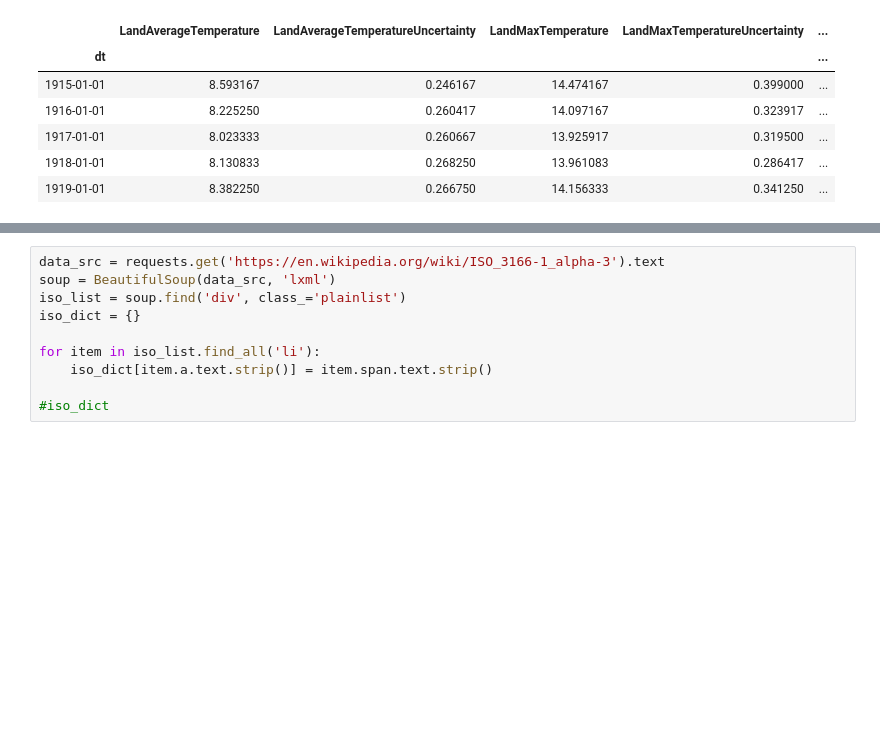
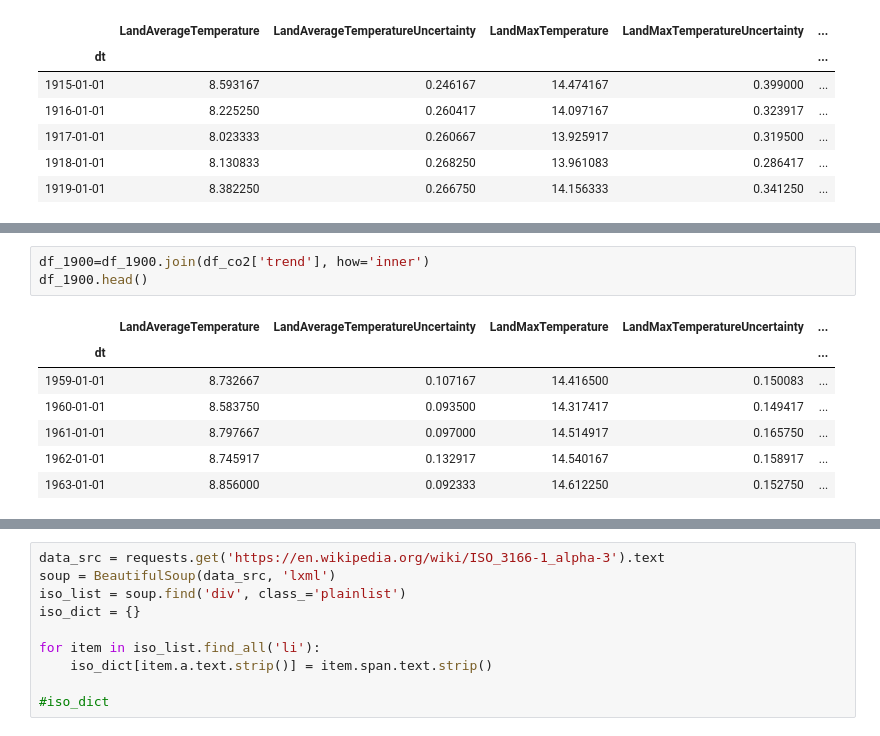
Before and after one commit to hiya-g/global-temp, a Jupyter notebook: GlobalTemperatures-Visualization.ipynb, the cells around one changed output, grey strips where cells are left out. Saved outputs shown, nothing was run; the diff lists cells and outputs as text; blank space fills up the shorter version.

```diff
--- a/GlobalTemperatures-Visualization.ipynb
+++ b/GlobalTemperatures-Visualization.ipynb
@@ -32 +47,12 @@ df_1900.head()
+# %%
+df_1900=df_1900.join(df_co2['trend'], how='inner')
+df_1900.head()
+# %% [output]
+|  | LandAverageTemperature | LandAverageTemperatureUncertainty | LandMaxTemperature | LandMaxTemperatureUncertainty | ... |
+| dt |  |  |  |  | ... |
+| 1959-01-01 | 8.732667 | 0.107167 | 14.416500 | 0.150083 | ... |
+| 1960-01-01 | 8.583750 | 0.093500 | 14.317417 | 0.149417 | ... |
+| 1961-01-01 | 8.797667 | 0.097000 | 14.514917 | 0.165750 | ... |
+| 1962-01-01 | 8.745917 | 0.132917 | 14.540167 | 0.158917 | ... |
+| 1963-01-01 | 8.856000 | 0.092333 | 14.612250 | 0.152750 | ... |
 # %%
```
Also changed, not shown: parts of 5 cells of this notebook, 1 other file.
